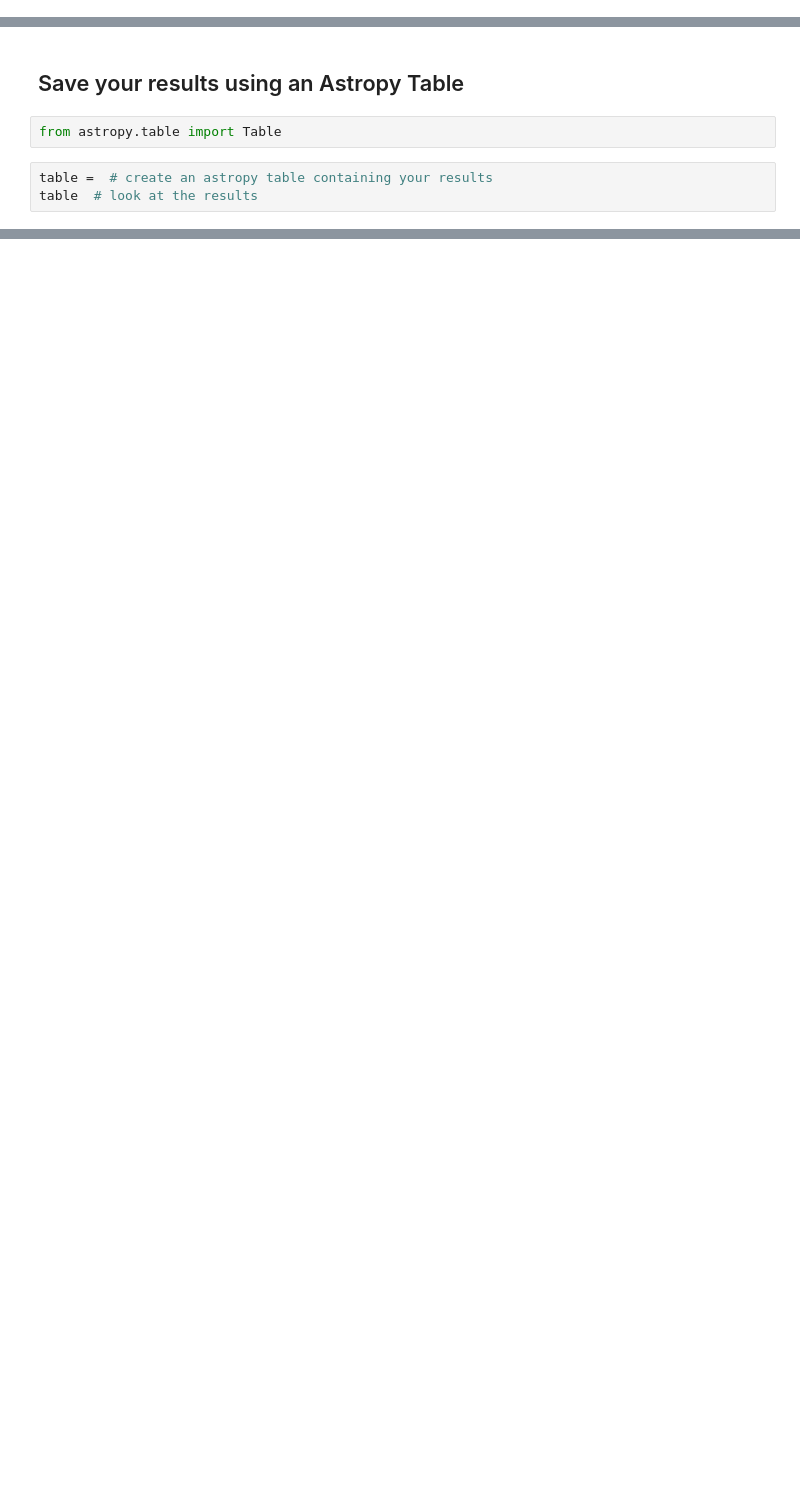
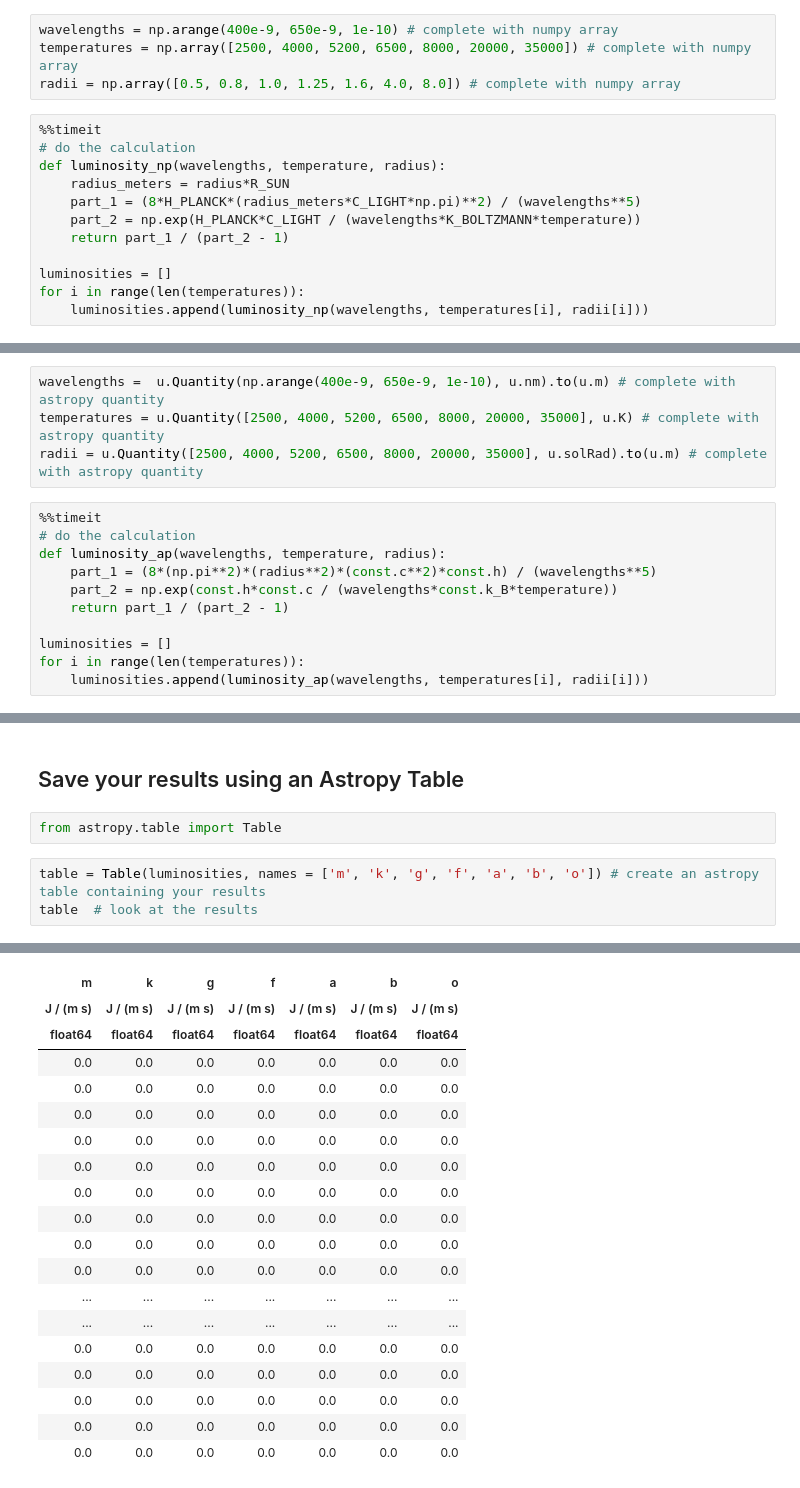
Before and after one commit to ASTR154/scientific-programming, a Jupyter notebook: scientific-programming.ipynb, the cells around one changed output, grey strips where cells are left out. Saved outputs shown, nothing was run; the diff lists cells and outputs as text; blank space fills up the shorter version.

```diff
--- a/scientific-programming.ipynb
+++ b/scientific-programming.ipynb
@@ -100,0 +161,16 @@ In reality, which one would you use if you had to do this calculation for 7 star
+# %%
+wavelengths = np.arange(400e-9, 650e-9, 1e-10) # complete with numpy array
+temperatures = np.array([2500, 4000, 5200, 6500, 8000, 20000, 35000]) # complete with numpy array
+radii = np.array([0.5, 0.8, 1.0, 1.25, 1.6, 4.0, 8.0]) # complete with numpy array
+# %%
+%%timeit
+# do the calculation
+def luminosity_np(wavelengths, temperature, radius):
+    radius_meters = radius*R_SUN
+    part_1 = (8*H_PLANCK*(radius_meters*C_LIGHT*np.pi)**2) / (wavelengths**5)
+    part_2 = np.exp(H_PLANCK*C_LIGHT / (wavelengths*K_BOLTZMANN*temperature))
+    return part_1 / (part_2 - 1)
+
+luminosities = []
+for i in range(len(temperatures)):
+    luminosities.append(luminosity_np(wavelengths, temperatures[i], radii[i]))
@@ -100,0 +181,15 @@ In reality, which one would you use if you had to do this calculation for 7 star
+# %%
+wavelengths =  u.Quantity(np.arange(400e-9, 650e-9, 1e-10), u.nm).to(u.m) # complete with astropy quantity
+temperatures = u.Quantity([2500, 4000, 5200, 6500, 8000, 20000, 35000], u.K) # complete with astropy quantity
+radii = u.Quantity([2500, 4000, 5200, 6500, 8000, 20000, 35000], u.solRad).to(u.m) # complete with astropy quantity
+# %%
+%%timeit
+# do the calculation
+def luminosity_ap(wavelengths, temperature, radius):
+    part_1 = (8*(np.pi**2)*(radius**2)*(const.c**2)*const.h) / (wavelengths**5)
+    part_2 = np.exp(const.h*const.c / (wavelengths*const.k_B*temperature))
+    return part_1 / (part_2 - 1)
+
+luminosities = []
+for i in range(len(temperatures)):
+    luminosities.append(luminosity_ap(wavelengths, temperatures[i], radii[i]))
@@ -103,5 +202,6 @@ In reality, which one would you use if you had to do this calculation for 7 star
 # %%
 from astropy.table import Table
 # %%
-table =  # create an astropy table containing your results
+table = Table(luminosities, names = ['m', 'k', 'g', 'f', 'a', 'b', 'o']) # create an astropy table containing your results
 table  # look at the results
+# %% [output]
@@ -108,2 +209,21 @@ table  # look at the results
+| m | k | g | f | a | b | o |
+| J / (m s) | J / (m s) | J / (m s) | J / (m s) | J / (m s) | J / (m s) | J / (m s) |
+| float64 | float64 | float64 | float64 | float64 | float64 | float64 |
+| 0.0 | 0.0 | 0.0 | 0.0 | 0.0 | 0.0 | 0.0 |
+| 0.0 | 0.0 | 0.0 | 0.0 | 0.0 | 0.0 | 0.0 |
+| 0.0 | 0.0 | 0.0 | 0.0 | 0.0 | 0.0 | 0.0 |
+| 0.0 | 0.0 | 0.0 | 0.0 | 0.0 | 0.0 | 0.0 |
+| 0.0 | 0.0 | 0.0 | 0.0 | 0.0 | 0.0 | 0.0 |
+| 0.0 | 0.0 | 0.0 | 0.0 | 0.0 | 0.0 | 0.0 |
+| 0.0 | 0.0 | 0.0 | 0.0 | 0.0 | 0.0 | 0.0 |
+| 0.0 | 0.0 | 0.0 | 0.0 | 0.0 | 0.0 | 0.0 |
+| 0.0 | 0.0 | 0.0 | 0.0 | 0.0 | 0.0 | 0.0 |
+| ... | ... | ... | ... | ... | ... | ... |
+| ... | ... | ... | ... | ... | ... | ... |
+| 0.0 | 0.0 | 0.0 | 0.0 | 0.0 | 0.0 | 0.0 |
+| 0.0 | 0.0 | 0.0 | 0.0 | 0.0 | 0.0 | 0.0 |
+| 0.0 | 0.0 | 0.0 | 0.0 | 0.0 | 0.0 | 0.0 |
+| 0.0 | 0.0 | 0.0 | 0.0 | 0.0 | 0.0 | 0.0 |
+| 0.0 | 0.0 | 0.0 | 0.0 | 0.0 | 0.0 | 0.0 |
 # %%
 # save your table to a file on your hard drive
```
Also changed, not shown: parts of 23 cells of this notebook, 1 other file.
